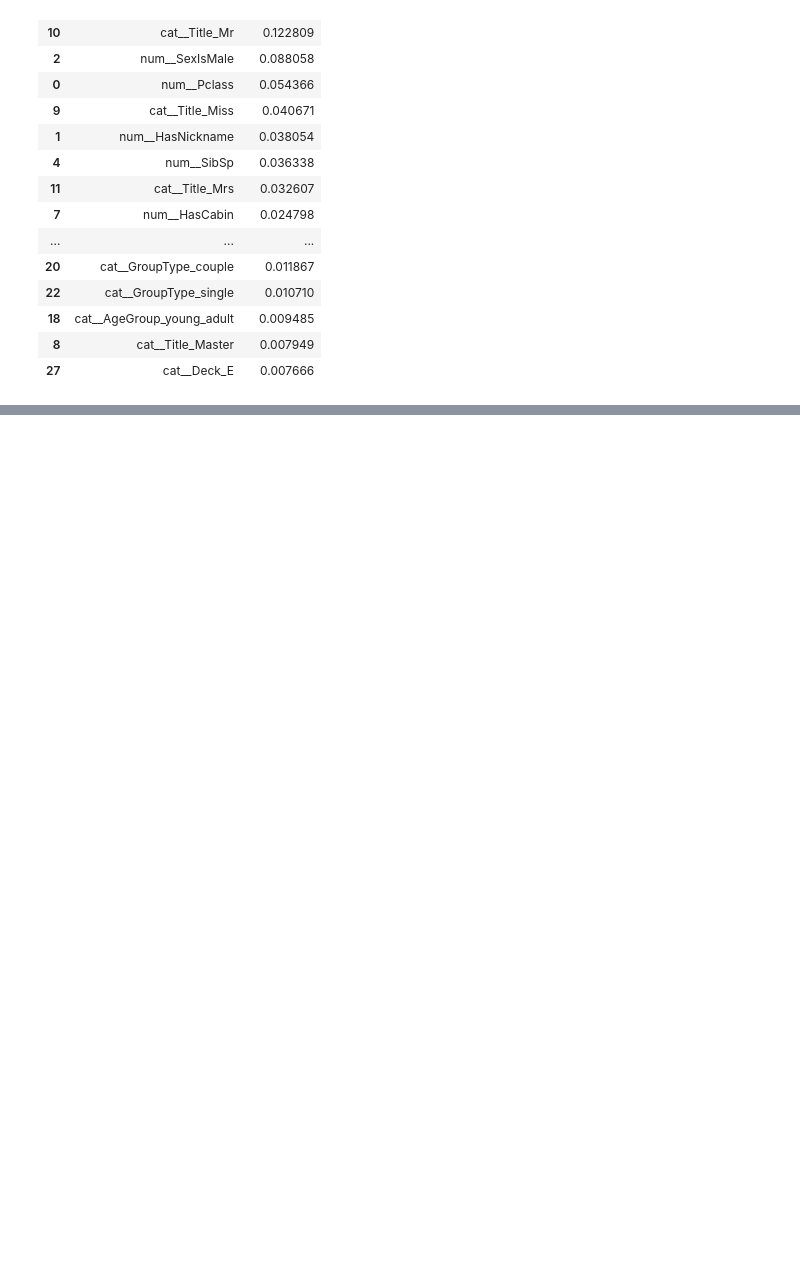
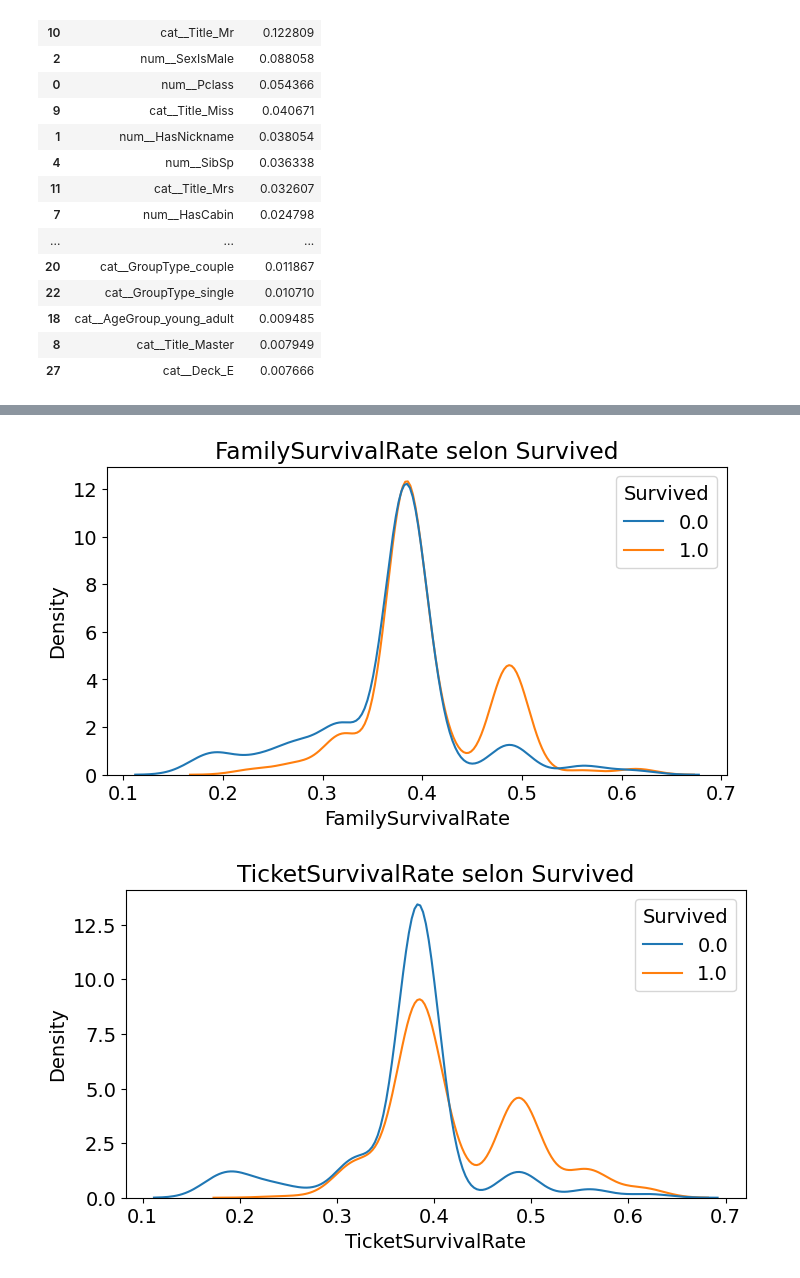
Before and after one commit to thibaultclement/titanic-ml-service, a Jupyter notebook: notebooks/4.0-tc-eda.ipynb, the cells around one changed output, grey strips where cells are left out. Saved outputs shown, nothing was run; the diff lists cells and outputs as text; code cells hidden in the pictures; blank space fills up the shorter version.

```diff
--- a/notebooks/4.0-tc-eda.ipynb
+++ b/notebooks/4.0-tc-eda.ipynb
@@ -248,0 +282,17 @@ importance_df.head(20)
+# %%
+# Distribution selon Survived
+train_df = df[df["Survived"].notna()].copy()
+
+for col in ["FamilySurvivalRate", "TicketSurvivalRate"]:
+    plt.figure(figsize=(8, 4))
+    sns.kdeplot(
+        data=train_df,
+        x=col,
+        hue="Survived",
+        common_norm=False
+    )
+    plt.title(f"{col} selon Survived")
+    plt.show()
+# %% [output]
+[figure, added]
+[figure, added]
```
Also changed, not shown: parts of 7 cells of this notebook.
